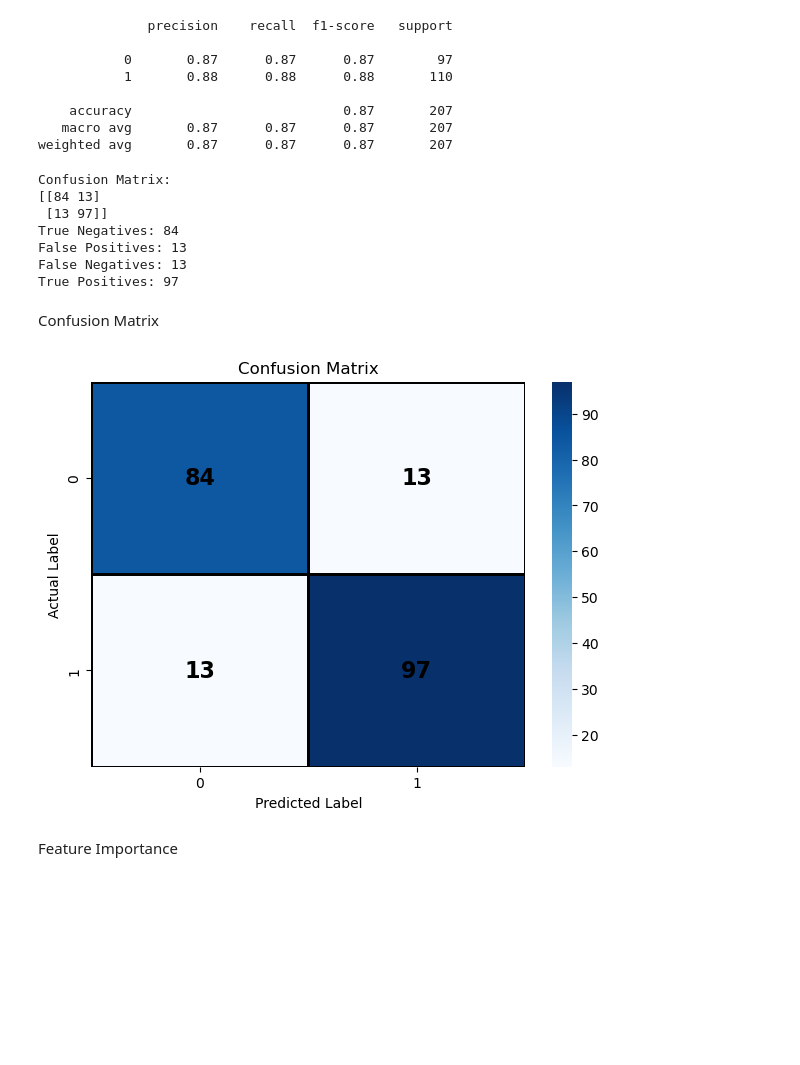
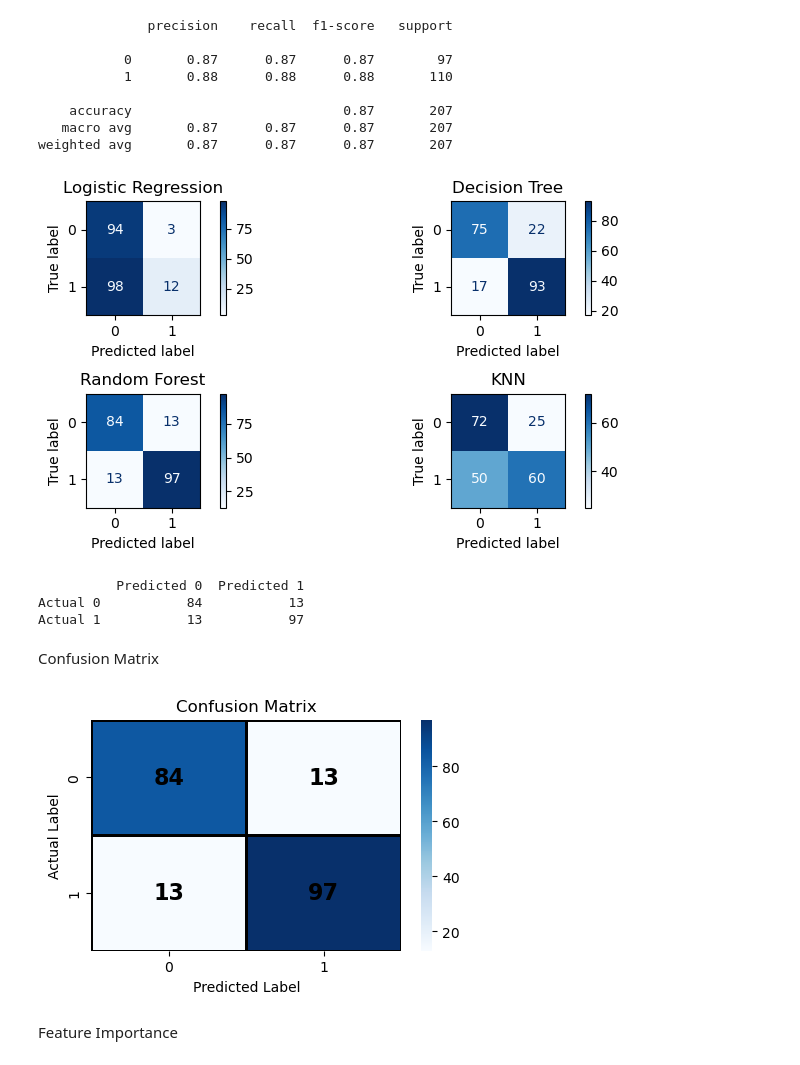
Before and after one commit to CAADDAI/projectdata, a Jupyter notebook: mlproject/Credit card approval .ipynb, the cells around one changed output. Cells and saved outputs as stored; diff of their text form; code cells hidden in the pictures; blank space fills up the shorter version.

Commit message:
Update data ingestion, exception handling, notebook and gitignore

```diff
--- a/mlproject/Credit card approval .ipynb
+++ b/mlproject/Credit card approval .ipynb
@@ -663,60 +656,100 @@ print(
     accuracy                           0.87       207
    macro avg       0.87      0.87      0.87       207
 weighted avg       0.87      0.87      0.87       207
+# %%
+from sklearn.metrics import ConfusionMatrixDisplay
+import matplotlib.pyplot as plt
+
+# Create predictions
+lr_pred = lr.predict(X_test)
+dt_pred = dt.predict(X_test)
+rf_pred = rf.predict(X_test)
+knn_pred = knn.predict(X_test)
+
+# Create figure
+fig, axes = plt.subplots(2, 2, figsize=(8, 4))
+
+# Logistic Regression
+ConfusionMatrixDisplay.from_predictions(
+    y_test, lr_pred, ax=axes[0, 0], cmap='Blues'
+)
+axes[0, 0].set_title('Logistic Regression')
+
+# Decision Tree
+ConfusionMatrixDisplay.from_predictions(
+    y_test, dt_pred, ax=axes[0, 1], cmap='Blues'
+)
+axes[0, 1].set_title('Decision Tree')
+
+# Random Forest
+ConfusionMatrixDisplay.from_predictions(
+    y_test, rf_pred, ax=axes[1, 0], cmap='Blues'
+)
+axes[1, 0].set_title('Random Forest')
+
+# KNN
+ConfusionMatrixDisplay.from_predictions(
+    y_test, knn_pred, ax=axes[1, 1], cmap='Blues'
+)
+axes[1, 1].set_title('KNN')
+
+plt.tight_layout()
+plt.show()
+# %% [output]
+[figure, added]
 # %%
-print("Confusion Matrix:")
-print(cm)
+from sklearn.metrics import confusion_matrix
+import pandas as pd
 
-TN = cm[0,0]
-FP = cm[0,1]
-FN = cm[1,0]
-TP = cm[1,1]
+# Random Forest
+y_pred = rf.predict(X_test)
 
-print(f"True Negatives: {TN}")
-print(f"False Positives: {FP}")
-print(f"False Negatives: {FN}")
-print(f"True Positives: {TP}")
+cm = confusion_matrix(y_test, y_pred)
+
+cm_df = pd.DataFrame(
+    cm,
+    index=['Actual 0', 'Actual 1'],
+    columns=['Predicted 0', 'Predicted 1']
+)
+
+print(cm_df)
 # %% [output]
-Confusion Matrix:
-[[84 13]
- [13 97]]
-True Negatives: 84
-False Positives: 13
-False Negatives: 13
-True Positives: 97
+          Predicted 0  Predicted 1
+Actual 0           84           13
+Actual 1           13           97
 # %% [markdown]
 Confusion Matrix
 # %%
-plt.figure(figsize=(7,5))
+plt.figure(figsize=(5,3))
 
 ax = sns.heatmap(
     cm,
     cmap='Blues',
     cbar=True,
     linewidths=1,
     linecolor='black'
 )
 
 for i in range(cm.shape[0]):
     for j in range(cm.shape[1]):
         ax.text(
             j + 0.5,
             i + 0.5,
             str(cm[i, j]),
             ha='center',
             va='center',
             color='black',
             fontsize=16,
             fontweight='bold'
         )
 
 plt.xlabel('Predicted Label')
 plt.ylabel('Actual Label')
 plt.title('Confusion Matrix')
 
 plt.show()
 # %% [output]
-[figure, old version]
+[figure, new version]
 # %% [markdown]
 Feature Importance
 # %%
```
Also changed, not shown: parts of 6 cells of this notebook, 3 other files.
